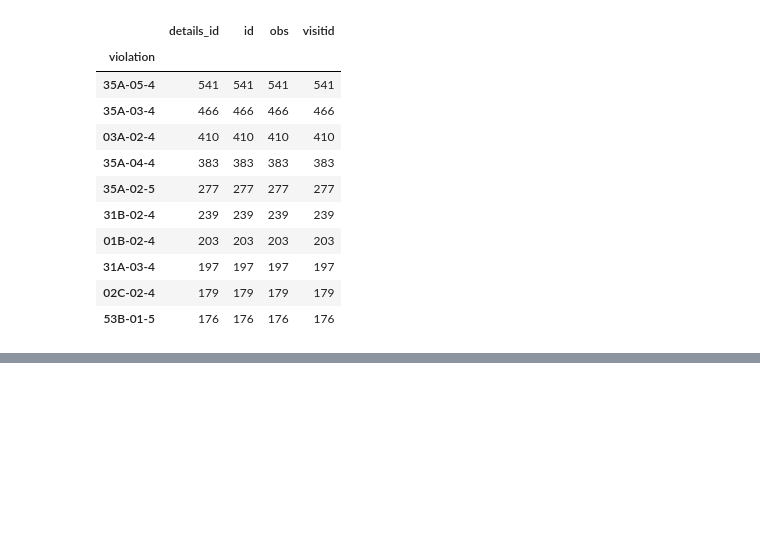
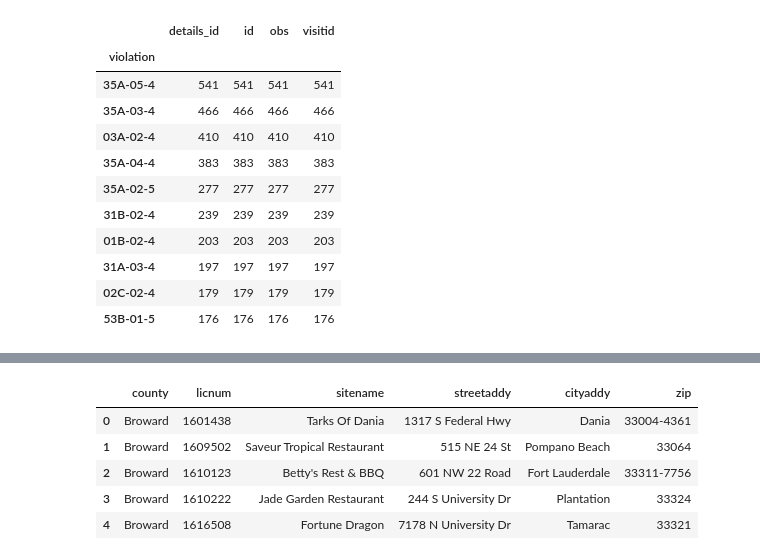
Before and after one commit to GainesvilleRay/flinsp, a Jupyter notebook: closures.ipynb, the cells around one changed output, grey strips where cells are left out. Cells and saved outputs as stored; diff of their text form; code cells hidden in the pictures; blank space fills up the shorter version.

```diff
--- a/closures.ipynb
+++ b/closures.ipynb
@@ -288,0 +372,14 @@ print(dfxx.groupby('visit').filter(lambda x: all(value != i for i in x['violatio
+# %%
+# List restaurants by how many closures they had this year.
+
+# Drop unneded columns
+dropcols = ['librow', 'inspnum', 'insptype', 'inspdispos', 'inspdate', 'totalvio', 'highvio', 'licid', 'visitid', 'time_now', 'time_posted']
+df_restaurants = df.drop(dropcols, axis=1)
+df_restaurants.head()
+# %% [output]
+|  | county | licnum | sitename | streetaddy | cityaddy | zip |
+| 0 | Broward | 1601438 | Tarks Of Dania | 1317 S Federal Hwy | Dania | 33004-4361 |
+| 1 | Broward | 1609502 | Saveur Tropical Restaurant | 515 NE 24 St | Pompano Beach | 33064 |
+| 2 | Broward | 1610123 | Betty's Rest & BBQ | 601 NW 22 Road | Fort Lauderdale | 33311-7756 |
+| 3 | Broward | 1610222 | Jade Garden Restaurant | 244 S University Dr | Plantation | 33324 |
+| 4 | Broward | 1616508 | Fortune Dragon | 7178 N University Dr | Tamarac | 33321 |
```
Also changed, not shown: parts of 18 cells of this notebook.
